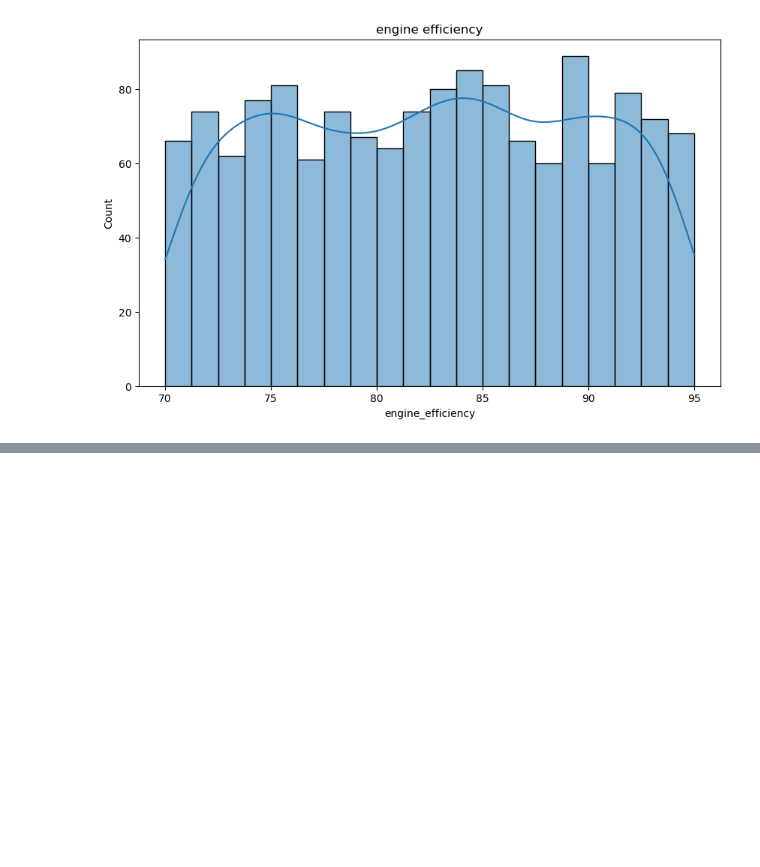
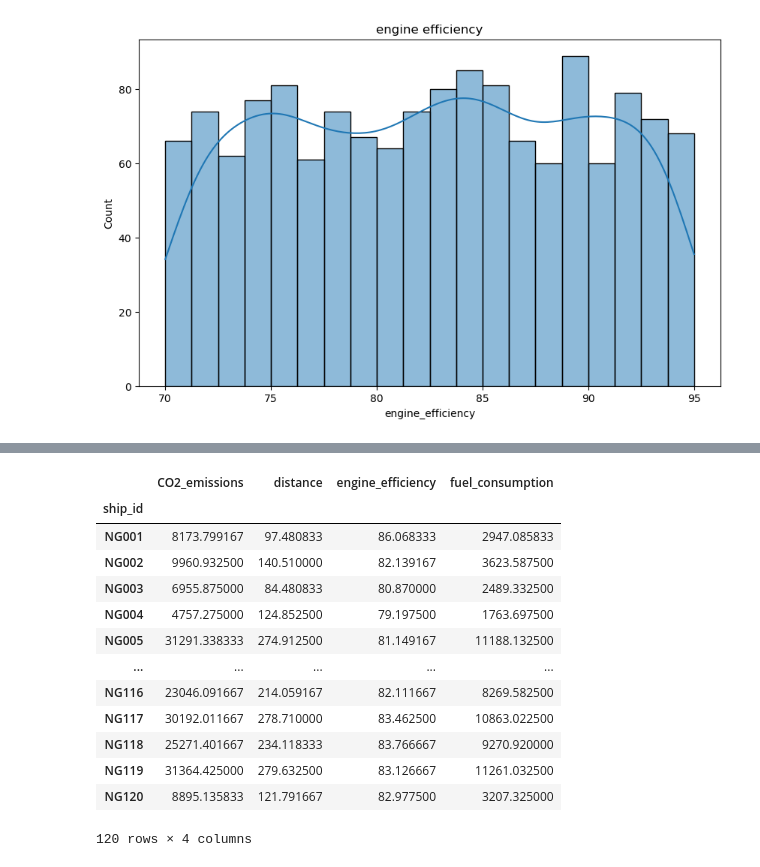
Before and after one commit to ParkerHar/Ship_efficiency, a Jupyter notebook: EDA.ipynb, the cells around one changed output, grey strips where cells are left out. Saved outputs shown, nothing was run; the diff lists cells and outputs as text; code cells hidden in the pictures; blank space fills up the shorter version.

```diff
--- a/EDA.ipynb
+++ b/EDA.ipynb
@@ -58,0 +84,18 @@ engine_efficiency = fn.hist_plots(df, 'engine_efficiency', 'engine efficiency')
+# %%
+ship_id = pd.pivot_table(df, index='ship_id', values=['fuel_consumption', 'distance', 'CO2_emissions', 'engine_efficiency'], aggfunc='mean')
+ship_id
+# %% [output]
+|  | CO2_emissions | distance | engine_efficiency | fuel_consumption |
+| ship_id |  |  |  |  |
+| NG001 | 8173.799167 | 97.480833 | 86.068333 | 2947.085833 |
+| NG002 | 9960.932500 | 140.510000 | 82.139167 | 3623.587500 |
+| NG003 | 6955.875000 | 84.480833 | 80.870000 | 2489.332500 |
+| NG004 | 4757.275000 | 124.852500 | 79.197500 | 1763.697500 |
+| NG005 | 31291.338333 | 274.912500 | 81.149167 | 11188.132500 |
+| ... | ... | ... | ... | ... |
+| NG116 | 23046.091667 | 214.059167 | 82.111667 | 8269.582500 |
+| NG117 | 30192.011667 | 278.710000 | 83.462500 | 10863.022500 |
+| NG118 | 25271.401667 | 234.118333 | 83.766667 | 9270.920000 |
+| NG119 | 31364.425000 | 279.632500 | 83.126667 | 11261.032500 |
+| NG120 | 8895.135833 | 121.791667 | 82.977500 | 3207.325000 |
+120 rows × 4 columns
```
Also changed, not shown: parts of 4 cells of this notebook, 1 other file.
